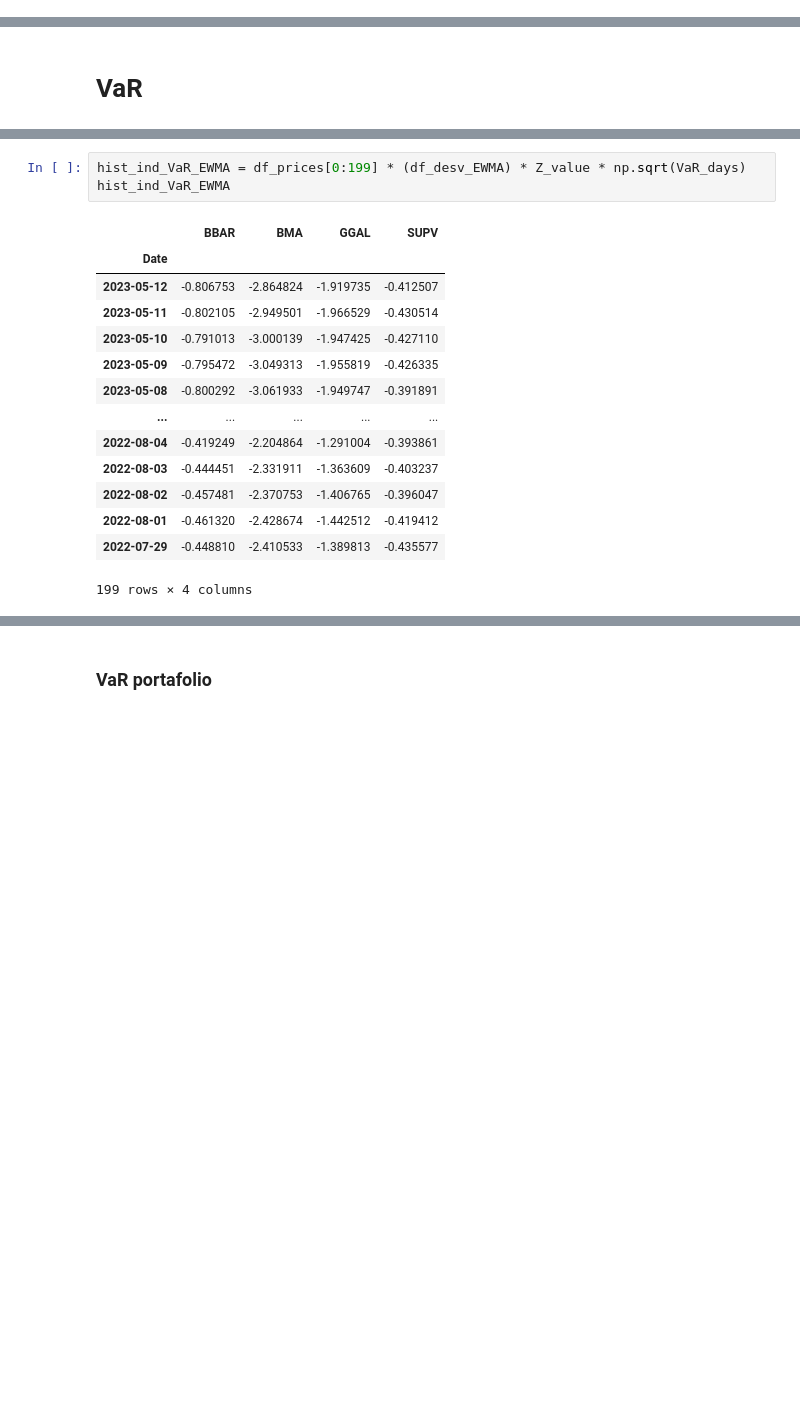
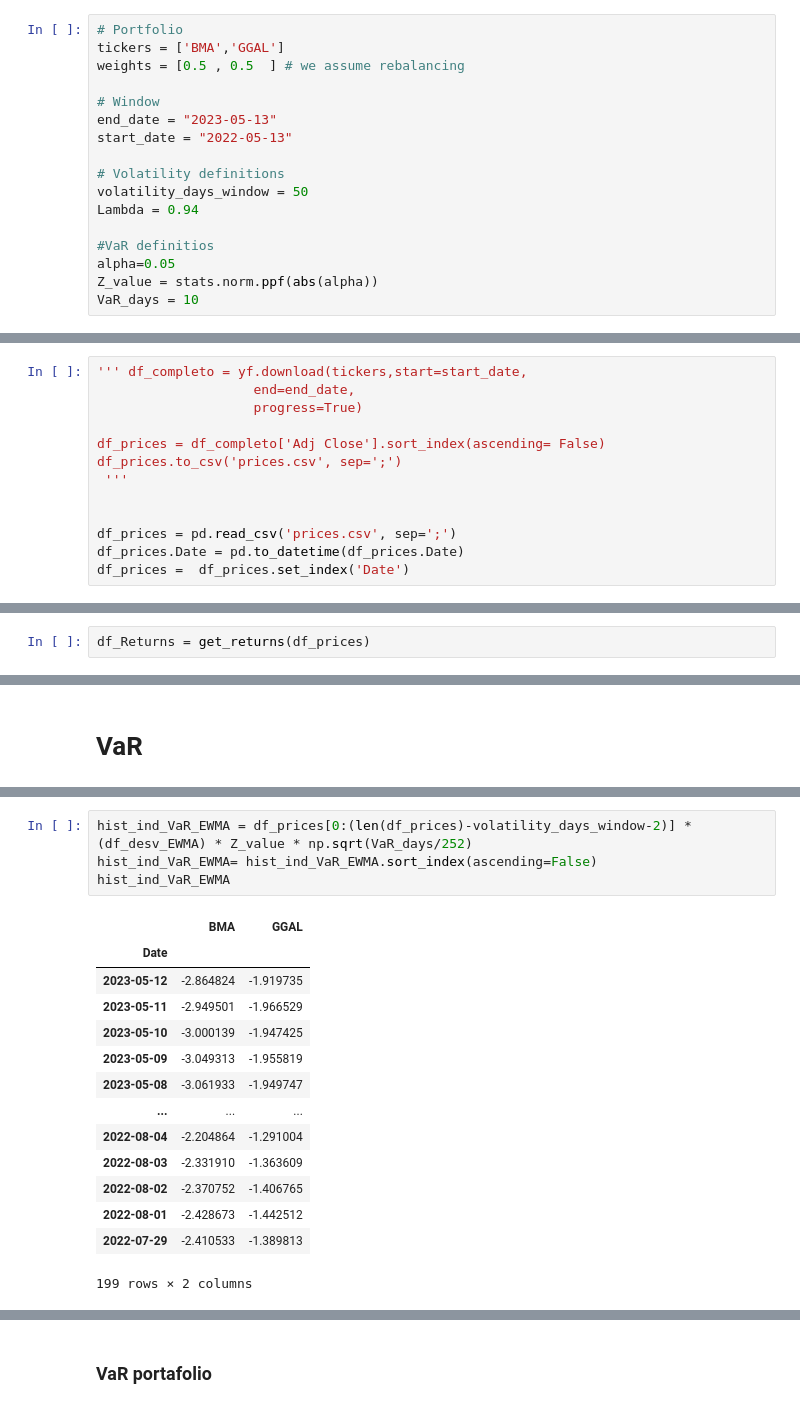
Before and after one commit to M-Diner/Value-at-Risk-Arg, a Jupyter notebook: main.ipynb, the cells around one changed output, grey strips where cells are left out. Drawn from its saved outputs; the diff is of its cells as text; blank space fills up the shorter version.

```diff
--- a/main.ipynb
+++ b/main.ipynb
@@ -92,0 +40,17 @@ volatility_BMA
+# %%
+# Portfolio
+tickers = ['BMA','GGAL']
+weights = [0.5 , 0.5  ] # we assume rebalancing
+
+# Window
+end_date = "2023-05-13"
+start_date = "2022-05-13"
+
+# Volatility definitions
+volatility_days_window = 50
+Lambda = 0.94
+
+#VaR definitios
+alpha=0.05
+Z_value = stats.norm.ppf(abs(alpha))
+VaR_days = 10
@@ -92,0 +59,13 @@ volatility_BMA
+# %%
+''' df_completo = yf.download(tickers,start=start_date,
+                    end=end_date,
+                    progress=True)
+
+df_prices = df_completo['Adj Close'].sort_index(ascending= False)
+df_prices.to_csv('prices.csv', sep=';')
+ '''
+
+
+df_prices = pd.read_csv('prices.csv', sep=';')
+df_prices.Date = pd.to_datetime(df_prices.Date)
+df_prices =  df_prices.set_index('Date')
@@ -92,0 +78,2 @@ volatility_BMA
+# %%
+df_Returns = get_returns(df_prices)
@@ -113,19 +181,20 @@ plot_series(df_desv_EWMA, 'Desvios EWMA', 'Desvio')
 # %%
-hist_ind_VaR_EWMA = df_prices[0:199] * (df_desv_EWMA) * Z_value * np.sqrt(VaR_days)
+hist_ind_VaR_EWMA = df_prices[0:(len(df_prices)-volatility_days_window-2)] * (df_desv_EWMA) * Z_value * np.sqrt(VaR_days/252)
+hist_ind_VaR_EWMA= hist_ind_VaR_EWMA.sort_index(ascending=False)
 hist_ind_VaR_EWMA
 # %% [output]
-|  | BBAR | BMA | GGAL | SUPV |
-| Date |  |  |  |  |
-| 2023-05-12 | -0.806753 | -2.864824 | -1.919735 | -0.412507 |
-| 2023-05-11 | -0.802105 | -2.949501 | -1.966529 | -0.430514 |
-| 2023-05-10 | -0.791013 | -3.000139 | -1.947425 | -0.427110 |
-| 2023-05-09 | -0.795472 | -3.049313 | -1.955819 | -0.426335 |
-| 2023-05-08 | -0.800292 | -3.061933 | -1.949747 | -0.391891 |
-| ... | ... | ... | ... | ... |
-| 2022-08-04 | -0.419249 | -2.204864 | -1.291004 | -0.393861 |
-| 2022-08-03 | -0.444451 | -2.331911 | -1.363609 | -0.403237 |
-| 2022-08-02 | -0.457481 | -2.370753 | -1.406765 | -0.396047 |
-| 2022-08-01 | -0.461320 | -2.428674 | -1.442512 | -0.419412 |
-| 2022-07-29 | -0.448810 | -2.410533 | -1.389813 | -0.435577 |
+|  | BMA | GGAL |
+| Date |  |  |
+| 2023-05-12 | -2.864824 | -1.919735 |
+| 2023-05-11 | -2.949501 | -1.966529 |
+| 2023-05-10 | -3.000139 | -1.947425 |
+| 2023-05-09 | -3.049313 | -1.955819 |
+| 2023-05-08 | -3.061933 | -1.949747 |
+| ... | ... | ... |
+| 2022-08-04 | -2.204864 | -1.291004 |
+| 2022-08-03 | -2.331910 | -1.363609 |
+| 2022-08-02 | -2.370752 | -1.406765 |
+| 2022-08-01 | -2.428673 | -1.442512 |
+| 2022-07-29 | -2.410533 | -1.389813 |
-199 rows × 4 columns
+199 rows × 2 columns
 # %%
```
Also changed, not shown: parts of 80 cells of this notebook, 2 other files.
